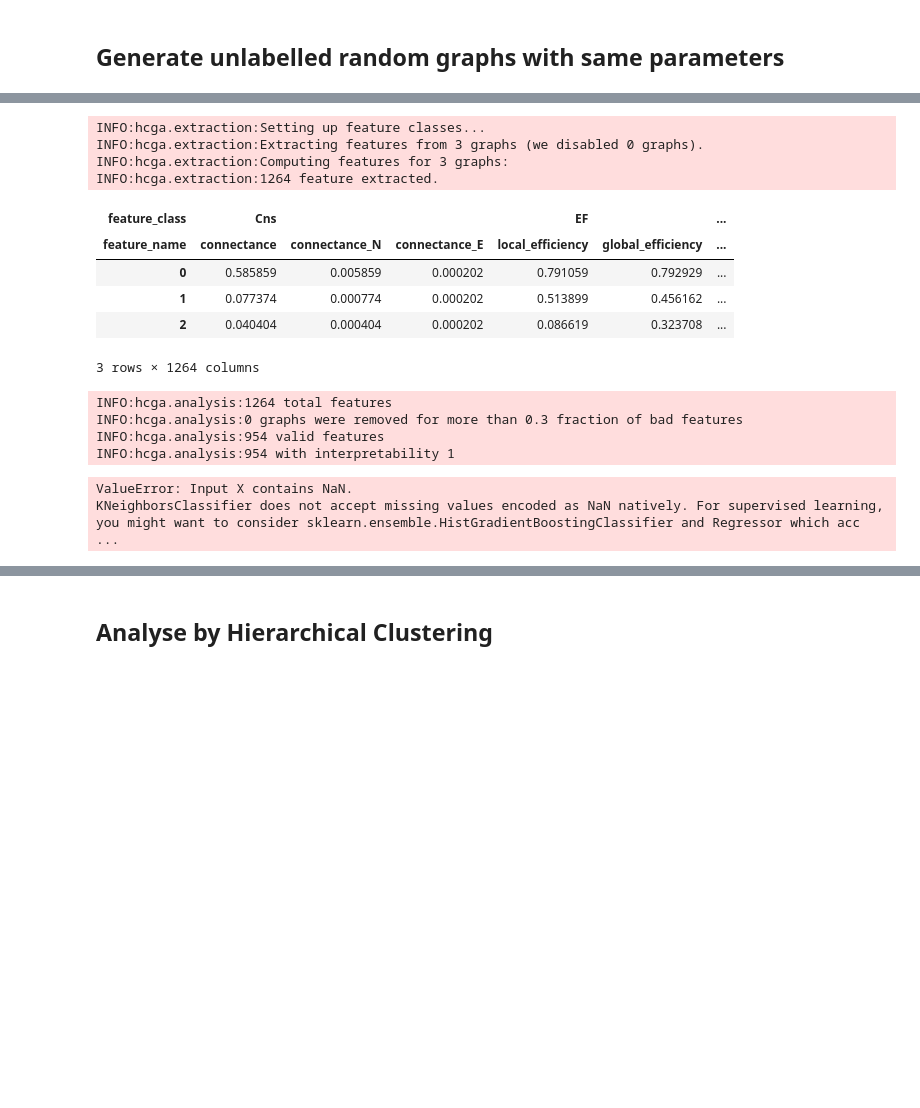
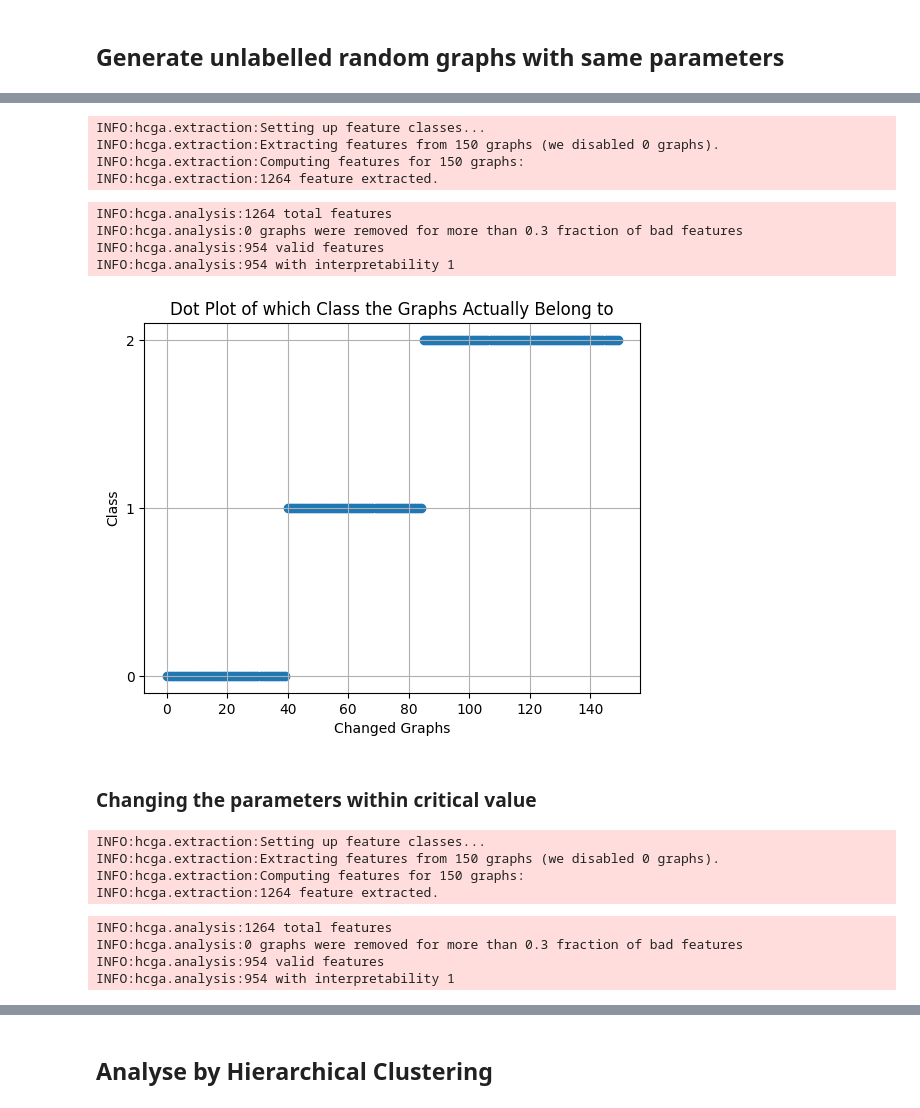
Before and after one commit to cccheryl0111/M2R_Group4, a Jupyter notebook: code.ipynb, the cells around one changed output, grey strips where cells are left out. Drawn from its saved outputs; the diff is of its cells as text; code cells hidden in the pictures; blank space fills up the shorter version.

Commit message:
tuning parameter

```diff
--- a/code.ipynb
+++ b/code.ipynb
@@ -416,31 +408,40 @@ h.load_data(
 h.extract(mode="fast", n_workers=4, timeout=5)
 
 # saving all features into a pickle
-h.save_features("./results/changed_graph/features.pkl")
+h.save_features("./results/changed_graph/features1.pkl")
 # %% [output]
 INFO:hcga.extraction:Setting up feature classes...
-INFO:hcga.extraction:Extracting features from 3 graphs (we disabled 0 graphs).
-INFO:hcga.extraction:Computing features for 3 graphs:
+INFO:hcga.extraction:Extracting features from 150 graphs (we disabled 0 graphs).
+INFO:hcga.extraction:Computing features for 150 graphs:
 INFO:hcga.extraction:1264 feature extracted.
-# %%
-h.features
-# %% [output]
-| feature_class | Cns |  |  | EF |  | ... |
-| feature_name | connectance | connectance_N | connectance_E | local_efficiency | global_efficiency | ... |
-| 0 | 0.585859 | 0.005859 | 0.000202 | 0.791059 | 0.792929 | ... |
-| 1 | 0.077374 | 0.000774 | 0.000202 | 0.513899 | 0.456162 | ... |
-| 2 | 0.040404 | 0.000404 | 0.000202 | 0.086619 | 0.323708 | ... |
-3 rows × 1264 columns
 # %%
 h.analyse_features(
     plot=False,
     trained_model="./results/labelled_graph/fitted_model",
-    results_folder="./results/kNN_changed_test",
+    results_folder="./results/kNN_changed_test1",
 )
 # %% [output]
 INFO:hcga.analysis:1264 total features
 INFO:hcga.analysis:0 graphs were removed for more than 0.3 fraction of bad features
 INFO:hcga.analysis:954 valid features
 INFO:hcga.analysis:954 with interpretability 1
-ValueError: Input X contains NaN.
-KNeighborsClassifier does not accept missing values encoded as NaN natively. For supervised learning, you might want to consider sklearn.ensemble.HistGradientBoostingClassifier and Regressor which acc ...
+# %%
+# visualise prediction
+changed_predictions = pd.read_csv("./results/kNN_changed_test1/prediction_results.csv", index_col=0)
+
+# list of 150 graphs
+changed_graphs = list(range(len(changed_predictions)))
+
+# Create a dot plot
+%matplotlib inline
+plt.scatter(changed_graphs, changed_predictions)
+plt.xlabel('Changed Graphs')
+plt.ylabel('Class')
+plt.title('Dot Plot of which Class the Graphs Actually Belong to')
+plt.yticks([0, 1, 2])
+plt.grid(True)
+plt.show()
+# %% [output]
+[figure, added]
+# %% [markdown]
+### Changing the parameters within critical value
@@ -446,0 +522,22 @@ KNeighborsClassifier does not accept missing values encoded as NaN natively. For
+# %%
+# extracting all features here
+h.extract(mode="fast", n_workers=4, timeout=5)
+
+# saving all features into a pickle
+h.save_features("./results/changed_graph/features2.pkl")
+# %% [output]
+INFO:hcga.extraction:Setting up feature classes...
+INFO:hcga.extraction:Extracting features from 150 graphs (we disabled 0 graphs).
+INFO:hcga.extraction:Computing features for 150 graphs:
+INFO:hcga.extraction:1264 feature extracted.
+# %%
+h.analyse_features(
+    plot=False,
+    trained_model="./results/labelled_graph/fitted_model",
+    results_folder="./results/kNN_changed_test2",
+)
+# %% [output]
+INFO:hcga.analysis:1264 total features
+INFO:hcga.analysis:0 graphs were removed for more than 0.3 fraction of bad features
+INFO:hcga.analysis:954 valid features
+INFO:hcga.analysis:954 with interpretability 1
```
Also changed, not shown: parts of 18 cells of this notebook, 8 other files.
